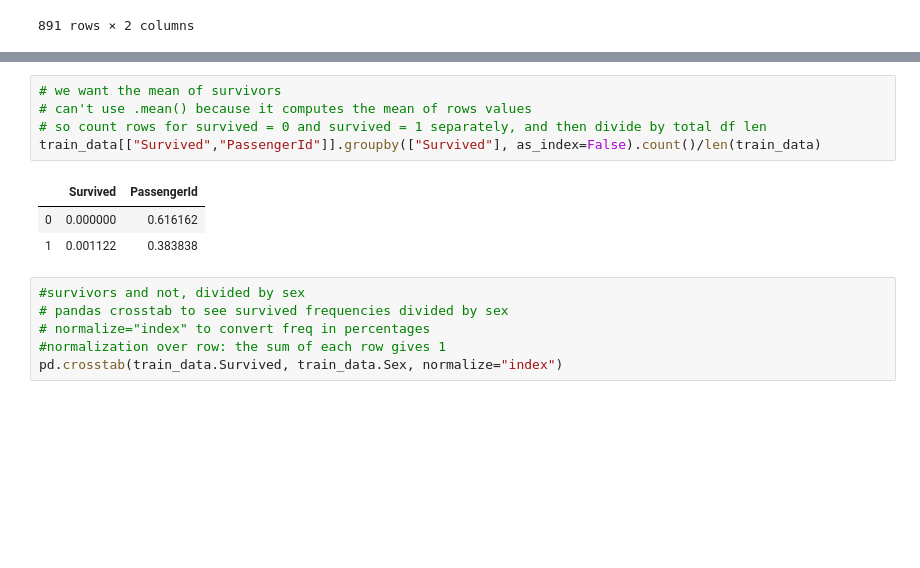
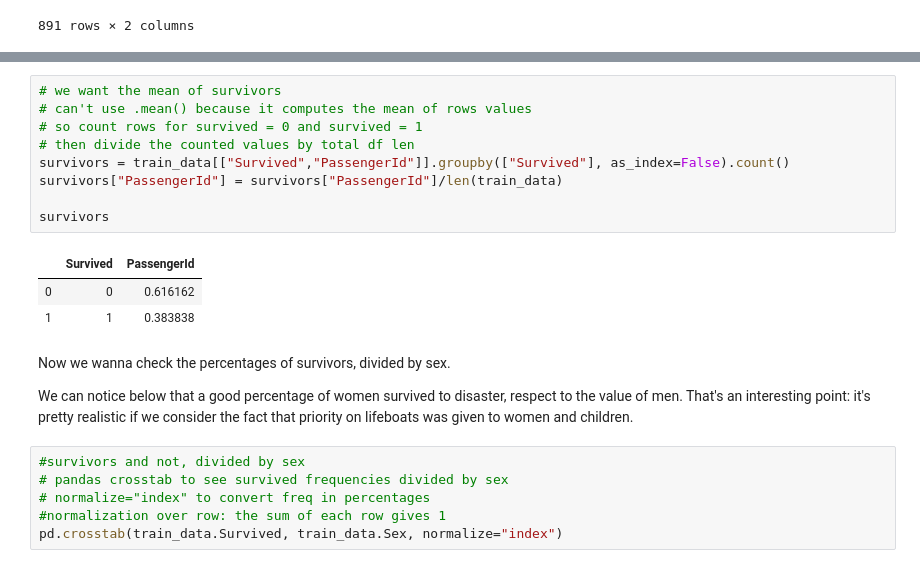
Before and after one commit to LivLilli/Titanic-Machine-Learning-from-disaster, a Jupyter notebook: Titanic.ipynb, the cells around one changed output, grey strips where cells are left out. Cells and saved outputs as stored; diff of their text form; blank space fills up the shorter version.

```diff
--- a/Titanic.ipynb
+++ b/Titanic.ipynb
@@ -195,12 +258,20 @@ How many survivors? Let's see how many passengers result as survivors on our tra
 # %%
 # we want the mean of survivors
 # can't use .mean() because it computes the mean of rows values
-# so count rows for survived = 0 and survived = 1 separately, and then divide by total df len
-train_data[["Survived","PassengerId"]].groupby(["Survived"], as_index=False).count()/len(train_data)
+# so count rows for survived = 0 and survived = 1
+# then divide the counted values by total df len
+survivors = train_data[["Survived","PassengerId"]].groupby(["Survived"], as_index=False).count()
+survivors["PassengerId"] = survivors["PassengerId"]/len(train_data)
+
+survivors
 # %% [output]
 |  | Survived | PassengerId |
-| 0 | 0.000000 | 0.616162 |
-| 1 | 0.001122 | 0.383838 |
+| 0 | 0 | 0.616162 |
+| 1 | 1 | 0.383838 |
+# %% [markdown]
+Now we wanna check the percentages of survivors, divided by sex.
+
+We can notice below that a good percentage of women survived to disaster, respect to the value of men. That's an interesting point: it's pretty realistic if we consider the fact that priority on lifeboats was given to women and children.
 # %%
 #survivors and not, divided by sex
 # pandas crosstab to see survived frequencies divided by sex
```
Also changed, not shown: parts of 38 cells of this notebook.
